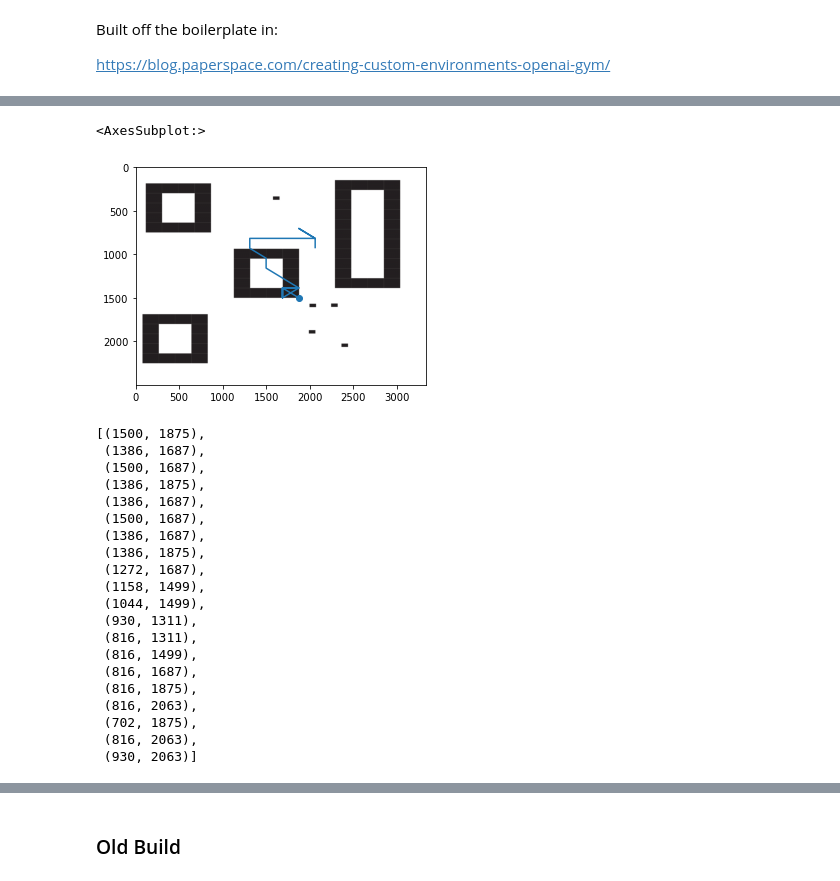
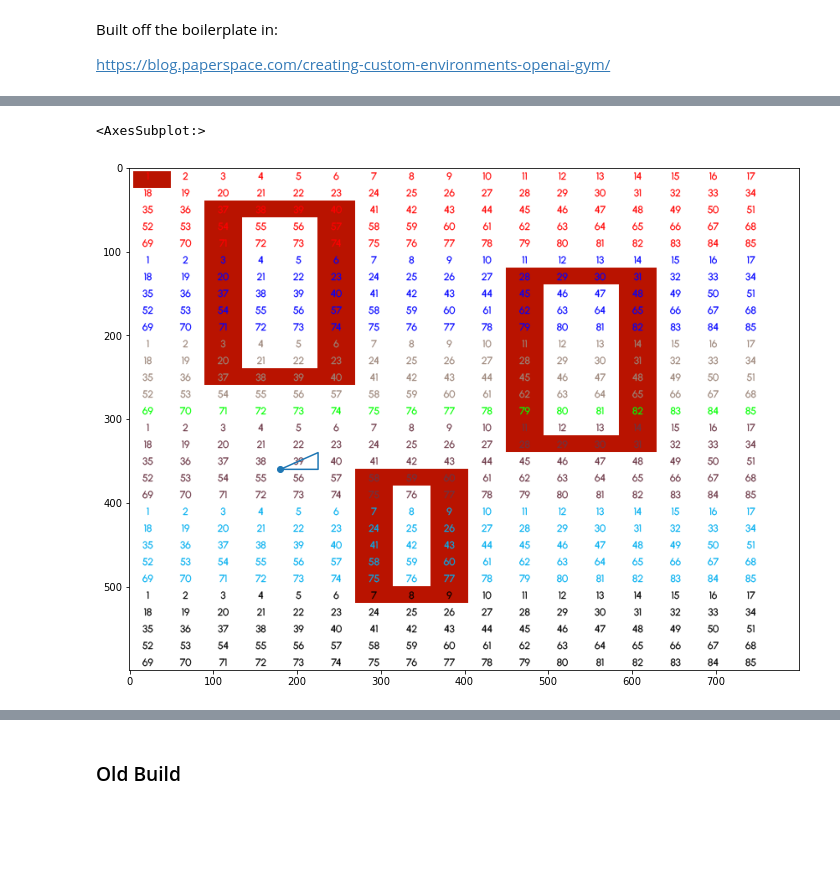
Before and after one commit to justinfmccarty/22spring_templatematching_carto, a Jupyter notebook: rl_method/notebooks/00_simple_environment.ipynb, the cells around one changed output, grey strips where cells are left out. Cells and saved outputs as stored; diff of their text form; code cells hidden in the pictures; blank space fills up the shorter version.

```diff
--- a/rl_method/notebooks/00_simple_environment.ipynb
+++ b/rl_method/notebooks/00_simple_environment.ipynb
@@ -13,6 +13,8 @@ import numpy as np
 import gym
 from gym import spaces
 from stable_baselines3 import DQN
+from stable_baselines3.common.vec_env import DummyVecEnv
+from stable_baselines3.common import env_checker
 import seaborn as sns
 import cv2
 import os
@@ -26,11 +28,22 @@ from rasterio.features import rasterize
 from IPython import display
 import geopandas as gpd
 import pandas as pd
-
+from skimage.feature import match_template
 %matplotlib inline
 
 font = cv2.FONT_ITALIC
 os.chdir('/Users/jmccarty/GitHub/22spring_templatematching_carto/rl_method')
+
+
+path_sample_image = './data/tif_files/LKg_1092_1990.tif'
+path_sample_template_1 = './data/templates/temp_1.tif'
+path_sample_template_2 = './data/templates/temp_2.tif'
+
+path_testing_image = './data/testing/testing_board.tif'
+path_testing_image_red = './data/testing/testing_board_red.tif'
+path_testing_image_red_grid = './data/testing/testing_board_red_grid.tif'
+
+path_testing_template_1 = './data/testing/testing_template.tif'
 # %% [markdown]
 ### General Functions
 # %%
@@ -57,0 +98,17 @@ def tuple_addition(a,b):
+# %%
+path = './data/testing/testing_board_red.tif'
+red = cv2.cvtColor(cv2.imread(os.path.join(os.getcwd(),path)), cv2.COLOR_BGR2RGB)
+t_y = 5
+t_h = 20
+t_x = 5
+t_w = 45
+template = red[t_y:t_y+t_h,t_x:t_x+t_w]
+sample = crop_image(red,100,10,20,45)
+
+res_list = []
+for i in [0,1,2]:
+    res_list.append(ssd(sample[:,:,i],
+                        template[:,:,i]))
+res_mean = sum(res_list) / len(res_list)
+print(res_mean)
+plt.imshow(sample)
@@ -680,5 +834,5 @@ contains
 # %%
 # global variables
-SIMILARTY_THRESHOLD = 47964
+SIMILARTY_THRESHOLD = 113
 MAX_STEPS = 100
 TOTAL_EPISODES = 2000
@@ -700,37 +1037,15 @@ Reset
 # %%
 # look at path
-fig,ax = plt.subplots()
-ax.imshow(test_image_norm)#crop_image(test_image_norm,0,0,400,800)) #y,x,h,w
+fig,ax = plt.subplots(figsize=(12,12))
+test_arr = cv2.cvtColor(cv2.imread(os.path.join(os.getcwd(),path_testing_image_red_grid)), cv2.COLOR_BGR2RGB)
+ax.imshow(test_arr)#crop_image(test_image_norm,0,0,400,800)) #y,x,h,w
 
 
 # line_string = ["LINESTRING (-1.15.12 9.9, -1.15.13 9.93)", "LINESTRING (-2.15.12 8.9, -2.15.13 8.93)"]
 # invalid geometry - modified
-points_rev = [(x[1],x[0]) for x in env.points]
+points_rev = [(x[1],x[0]) for x in log['Points'][150]]
 gpd.GeoSeries(LineString(points_rev)).plot(ax=ax)
 gpd.GeoSeries(Point(points_rev[0])).plot(ax=ax)
 # %% [output]
 <AxesSubplot:>
-[figure, old version]
+[figure, new version]
-# %%
-env.points
-# %% [output]
-[(1500, 1875),
- (1386, 1687),
- (1500, 1687),
- (1386, 1875),
- (1386, 1687),
- (1500, 1687),
- (1386, 1687),
- (1386, 1875),
- (1272, 1687),
- (1158, 1499),
- (1044, 1499),
- (930, 1311),
- (816, 1311),
- (816, 1499),
- (816, 1687),
- (816, 1875),
- (816, 2063),
- (702, 1875),
- (816, 2063),
- (930, 2063)]
```
Also changed, not shown: parts of 27 cells of this notebook, 3 other files.
